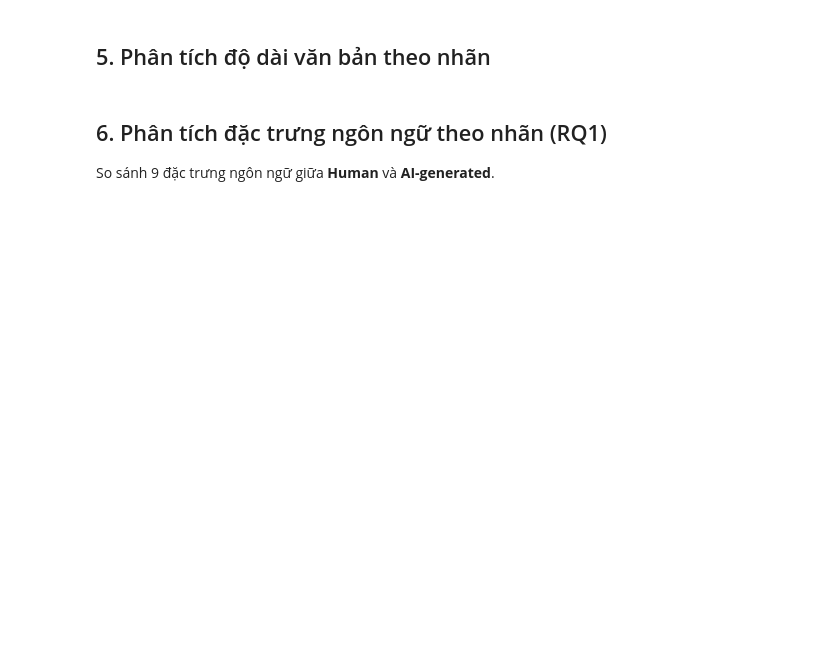
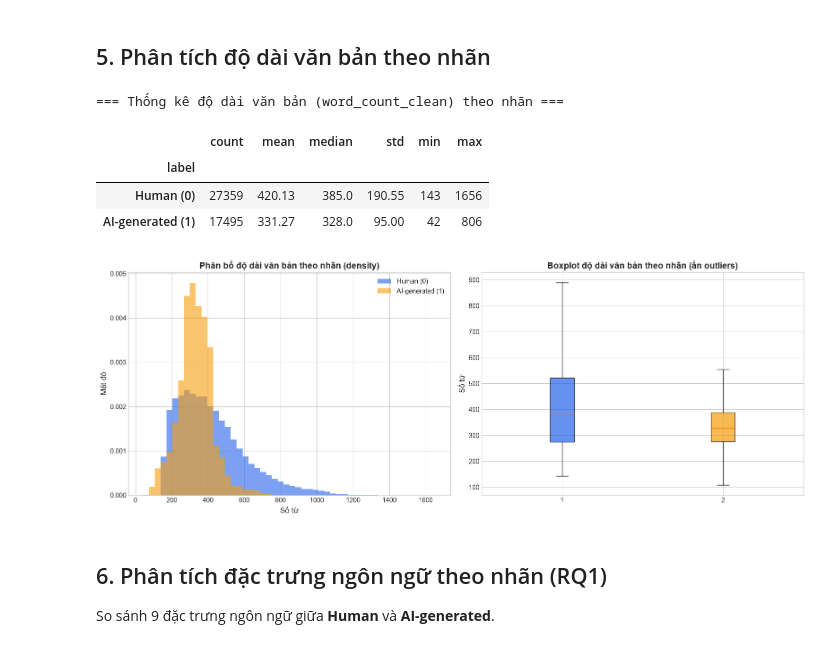
Before and after one commit to KietNH-ai/AI-Generated-Text-Essay-Detection, a Jupyter notebook: notebooks/03_EDA_visualization.ipynb, the cells around one changed output. Saved outputs shown, nothing was run; the diff lists cells and outputs as text; code cells hidden in the pictures; blank space fills up the shorter version.

```diff
--- a/notebooks/03_EDA_visualization.ipynb
+++ b/notebooks/03_EDA_visualization.ipynb
@@ -157,34 +207,41 @@ length_stats = df.groupby('label')['word_count_clean'].agg([
 length_stats.index = length_stats.index.map(LABEL_NAMES)
 print("=== Thống kê độ dài văn bản (word_count_clean) theo nhãn ===")
 display(length_stats)
 
 # Vẽ biểu đồ
 fig, axes = plt.subplots(1, 2, figsize=(16, 6))
 
 # Histogram độ dài từ
 bins = np.linspace(df['word_count_clean'].min(), df['word_count_clean'].max(), 51)
 for label in [LABEL_HUMAN, LABEL_AI]:
     subset = df[df['label'] == label]['word_count_clean']
     axes[0].hist(subset, bins=bins, alpha=0.6, density=True,
                  label=LABEL_NAMES[label], color=COLORS[label])
 axes[0].set_title('Phân bố độ dài văn bản theo nhãn (density)', fontweight='bold')
 axes[0].set_xlabel('Số từ')
 axes[0].set_ylabel('Mật độ')
 axes[0].legend()
 
 # Boxplot độ dài từ
 box_data = [df[df['label'] == l]['word_count_clean'] for l in [LABEL_HUMAN, LABEL_AI]]
-bp = axes[1].boxplot(box_data, labels=[LABEL_NAMES[l] for l in [LABEL_HUMAN, LABEL_AI]],
+bp = axes[1].boxplot(box_data, label=[LABEL_NAMES[l] for l in [LABEL_HUMAN, LABEL_AI]],
                      showfliers=False, patch_artist=True)
 for patch, color in zip(bp['boxes'], [COLORS[LABEL_HUMAN], COLORS[LABEL_AI]]):
     patch.set_facecolor(color)
     patch.set_alpha(0.7)
 axes[1].set_title('Boxplot độ dài văn bản theo nhãn (ẩn outliers)', fontweight='bold')
 axes[1].set_ylabel('Số từ')
 
 fig.tight_layout()
 fig.savefig(FIGURES_DIR / '02_text_length_by_label.png', dpi=150, bbox_inches='tight')
 plt.show()
+# %% [output]
+=== Thống kê độ dài văn bản (word_count_clean) theo nhãn ===
+|  | count | mean | median | std | min | max |
+| label |  |  |  |  |  |  |
+| Human (0) | 27359 | 420.13 | 385.0 | 190.55 | 143 | 1656 |
+| AI-generated (1) | 17495 | 331.27 | 328.0 | 95.00 | 42 | 806 |
+[figure, added]
 # %% [markdown]
 ## 6. Phân tích đặc trưng ngôn ngữ theo nhãn (RQ1)
 
```
Also changed, not shown: parts of 11 cells of this notebook, 12 other files.
